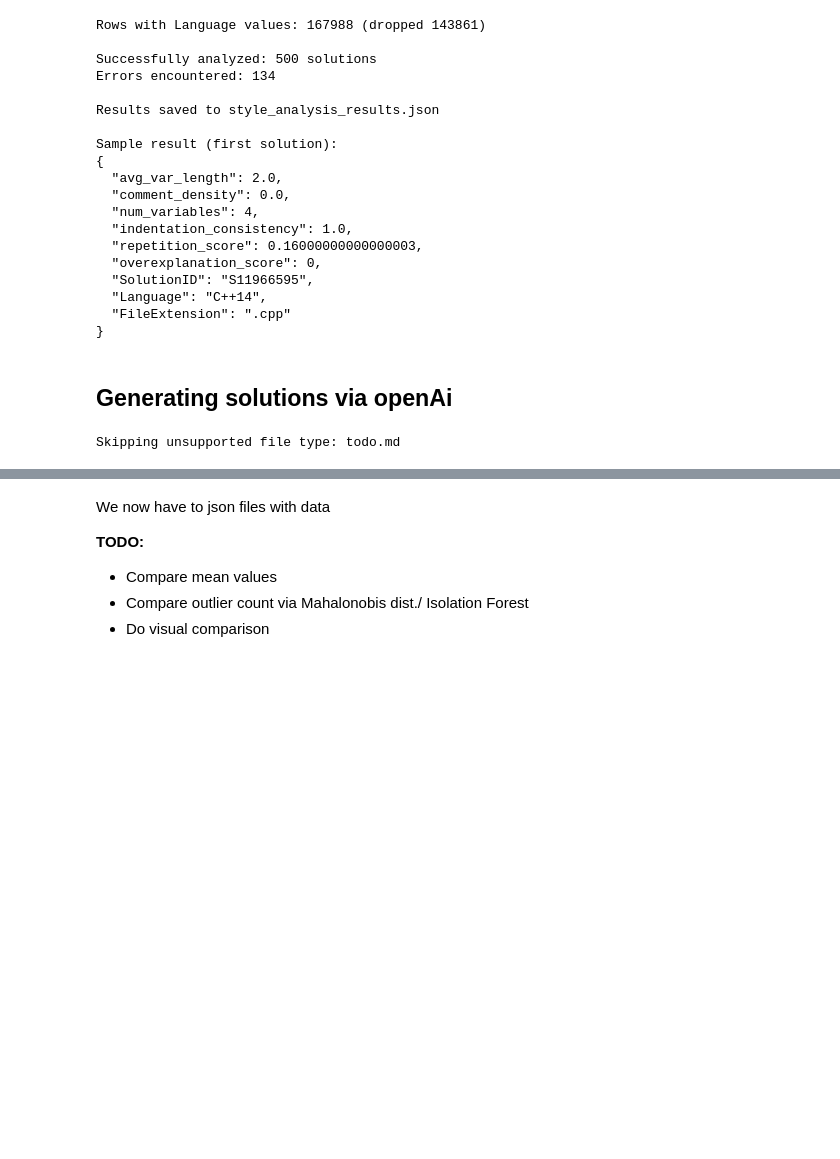
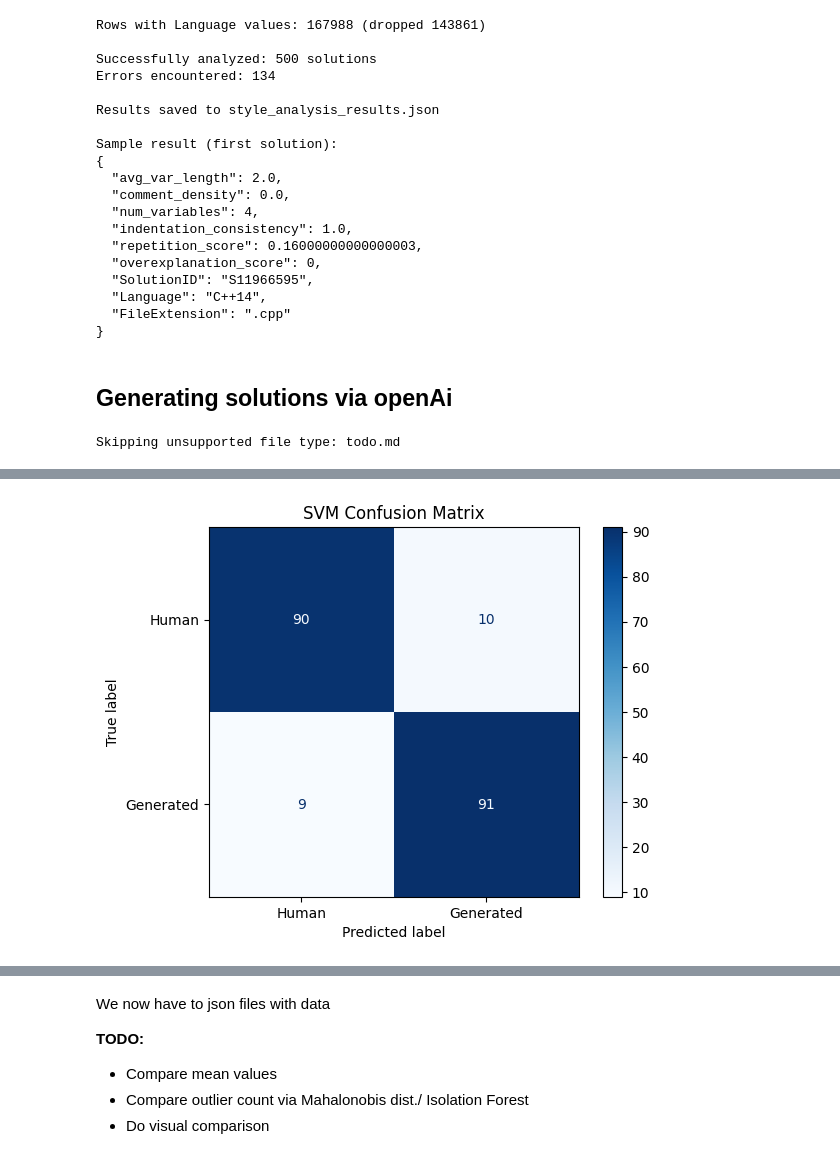
Before and after one commit to maxvonlancaster/olymp-submissions-checker, a Jupyter notebook: submissions-checker.ipynb, the cells around one changed output, grey strips where cells are left out. Cells and saved outputs as stored; diff of their text form; code cells hidden in the pictures; blank space fills up the shorter version.

```diff
--- a/submissions-checker.ipynb
+++ b/submissions-checker.ipynb
@@ -489,0 +785,87 @@ Skipping unsupported file type: todo.md
+# %%
+# SVM
+import json
+import pandas as pd
+
+from sklearn.model_selection import train_test_split
+from sklearn.pipeline import Pipeline
+from sklearn.preprocessing import StandardScaler
+from sklearn.svm import SVC
+
+FEATURES = [
+    "avg_var_length",
+    "comment_density",
+    "num_variables",
+    "indentation_consistency",
+    "repetition_score",
+    "overexplanation_score"
+]
+
+
+def load_json(path):
+    with open(path, "r", encoding="utf-8") as f:
+        return json.load(f)
+
+
+generated = load_json("style_analysis_results_gen.json")
+human = load_json("style_analysis_results.json")
+
+
+def to_df(data, label):
+    df = pd.DataFrame(data)
+    df["label"] = label
+    return df
+
+
+df = pd.concat([
+    to_df(generated, 1),
+    to_df(human, 0)
+], ignore_index=True)
+
+X = df[FEATURES]
+y = df["label"]
+
+
+X_train, X_test, y_train, y_test = train_test_split(
+    X,
+    y,
+    test_size=0.2,
+    random_state=42,
+    stratify=y
+)
+
+svm_model = Pipeline([
+    ("scaler", StandardScaler()),
+    ("svm", SVC(
+        kernel="rbf",
+        C=1.0,
+        gamma="scale",
+        probability=True,
+        random_state=42
+    ))
+])
+
+svm_model.fit(X_train, y_train)
+
+from sklearn.metrics import classification_report
+
+y_pred = svm_model.predict(X_test)
+
+print(classification_report(y_test, y_pred))
+
+from sklearn.metrics import confusion_matrix
+from sklearn.metrics import ConfusionMatrixDisplay
+import matplotlib.pyplot as plt
+
+cm = confusion_matrix(y_test, y_pred)
+
+disp = ConfusionMatrixDisplay(
+    confusion_matrix=cm,
+    display_labels=["Human", "Generated"]
+)
+
+disp.plot(cmap="Blues")
+
+plt.title("SVM Confusion Matrix")
+plt.show()
+# %% [output]
@@ -489,0 +880 @@ Skipping unsupported file type: todo.md
+[figure, added]
```
Also changed, not shown: parts of 8 cells of this notebook.
